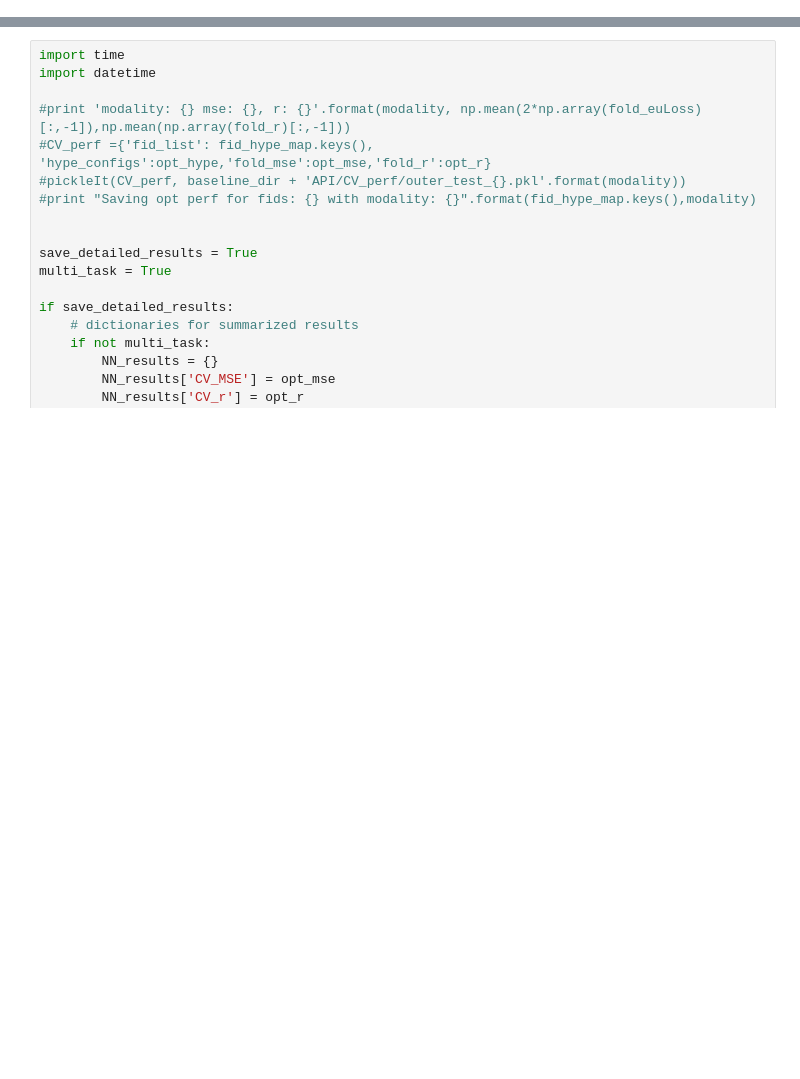
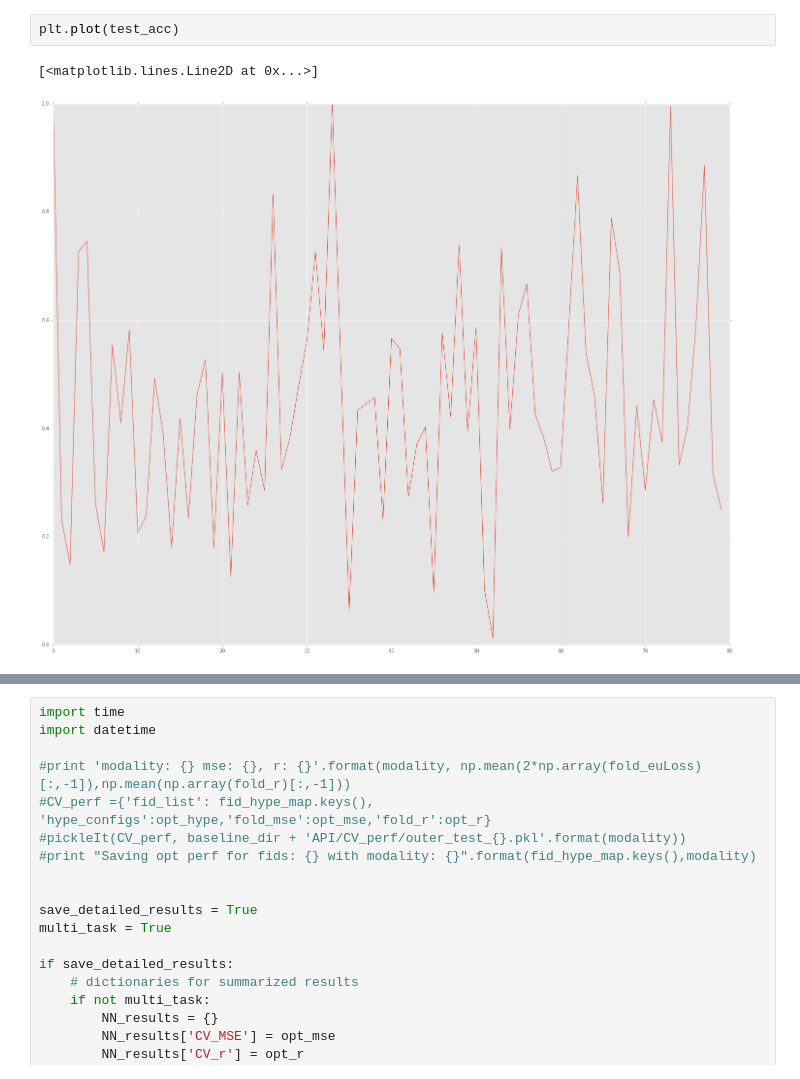
Before and after one commit to TIGRLab/NI-ML, a Jupyter notebook: models/notebooks/Caffe_API_ADNI-Copy1.ipynb, the cells around one changed output, grey strips where cells are left out. Cells and saved outputs as stored; diff of their text form; blank space fills up the shorter version.

```diff
--- a/models/notebooks/Caffe_API_ADNI-Copy1.ipynb
+++ b/models/notebooks/Caffe_API_ADNI-Copy1.ipynb
@@ -964,0 +834,5 @@ print 'MMSE, opt_mse: {}'.format(NN_multitask_results['MMSE']['opt_mse'])
+# %%
+plt.plot(test_acc)
+# %% [output]
+[<matplotlib.lines.Line2D at 0x...>]
+[figure, added]
```
Also changed, not shown: parts of 46 cells of this notebook, 9 other files.
